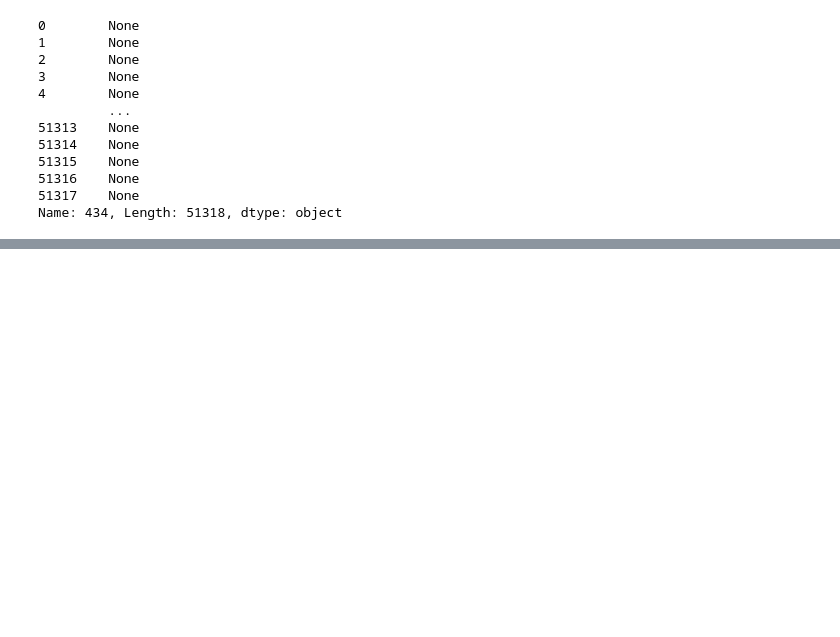
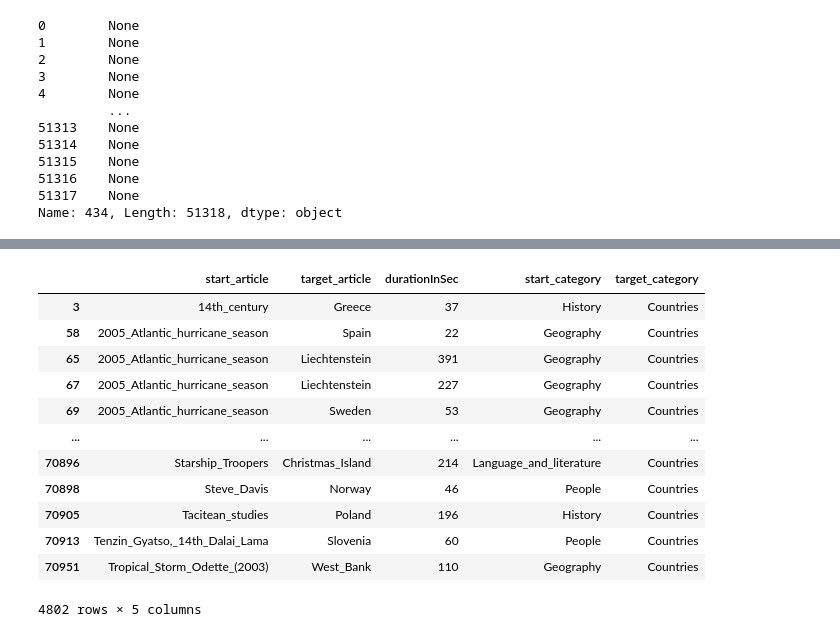
Before and after one commit to epfl-ada/ada-2023-project-jellyfish401, a Jupyter notebook: data_obvservation.ipynb, the cells around one changed output, grey strips where cells are left out. Drawn from its saved outputs; the diff is of its cells as text; code cells hidden in the pictures; blank space fills up the shorter version.

```diff
--- a/data_obvservation.ipynb
+++ b/data_obvservation.ipynb
@@ -182,0 +221,16 @@ Name: 2, Length: 51318, dtype: object
+# %%
+finished_paths_basic_cats[finished_paths_basic_cats['target_category'] == 'Countries']
+# %% [output]
+|  | start_article | target_article | durationInSec | start_category | target_category |
+| 3 | 14th_century | Greece | 37 | History | Countries |
+| 58 | 2005_Atlantic_hurricane_season | Spain | 22 | Geography | Countries |
+| 65 | 2005_Atlantic_hurricane_season | Liechtenstein | 391 | Geography | Countries |
+| 67 | 2005_Atlantic_hurricane_season | Liechtenstein | 227 | Geography | Countries |
+| 69 | 2005_Atlantic_hurricane_season | Sweden | 53 | Geography | Countries |
+| ... | ... | ... | ... | ... | ... |
+| 70896 | Starship_Troopers | Christmas_Island | 214 | Language_and_literature | Countries |
+| 70898 | Steve_Davis | Norway | 46 | People | Countries |
+| 70905 | Tacitean_studies | Poland | 196 | History | Countries |
+| 70913 | Tenzin_Gyatso,_14th_Dalai_Lama | Slovenia | 60 | People | Countries |
+| 70951 | Tropical_Storm_Odette_(2003) | West_Bank | 110 | Geography | Countries |
+4802 rows × 5 columns
```
Also changed, not shown: parts of 13 cells of this notebook, 1 other file.
